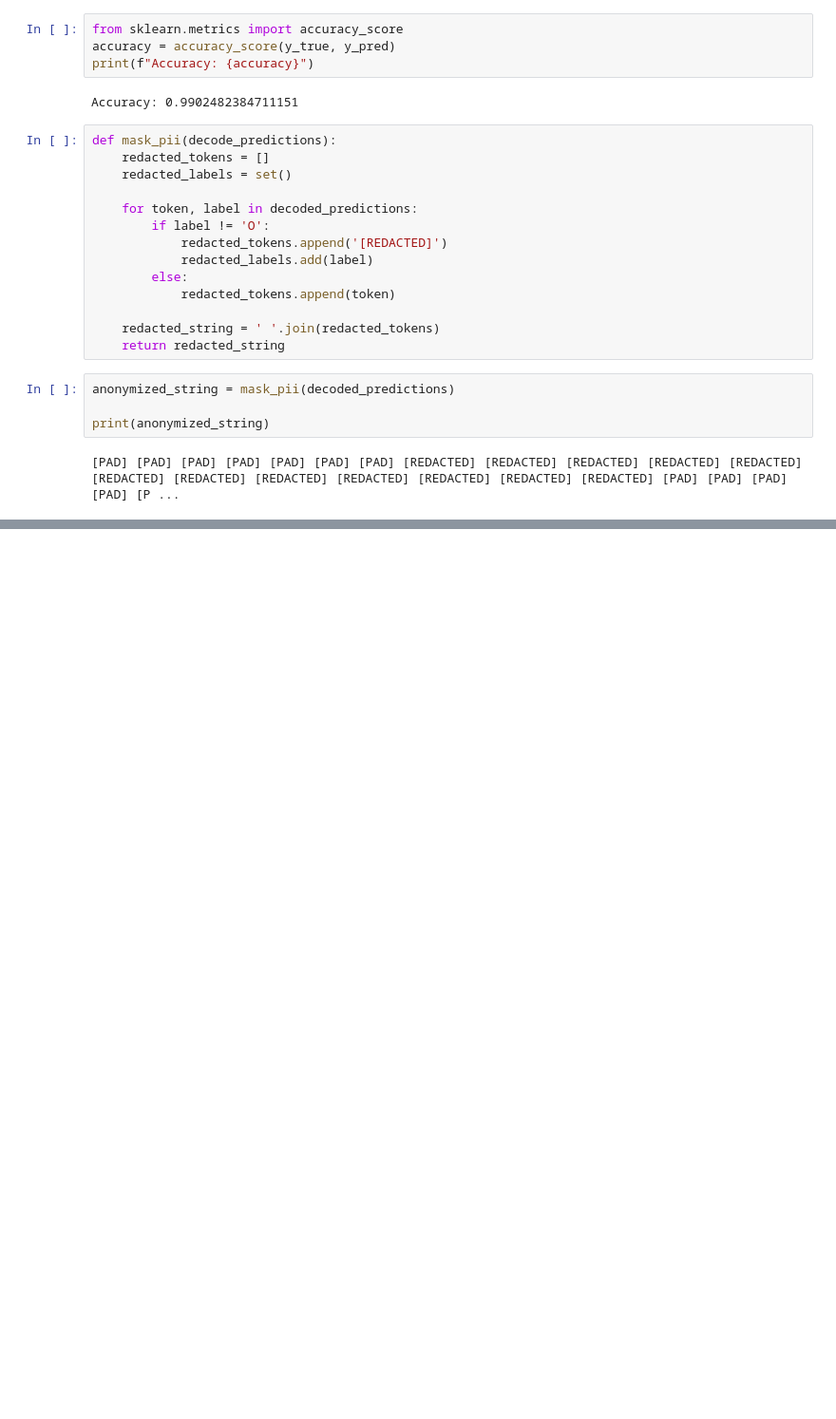
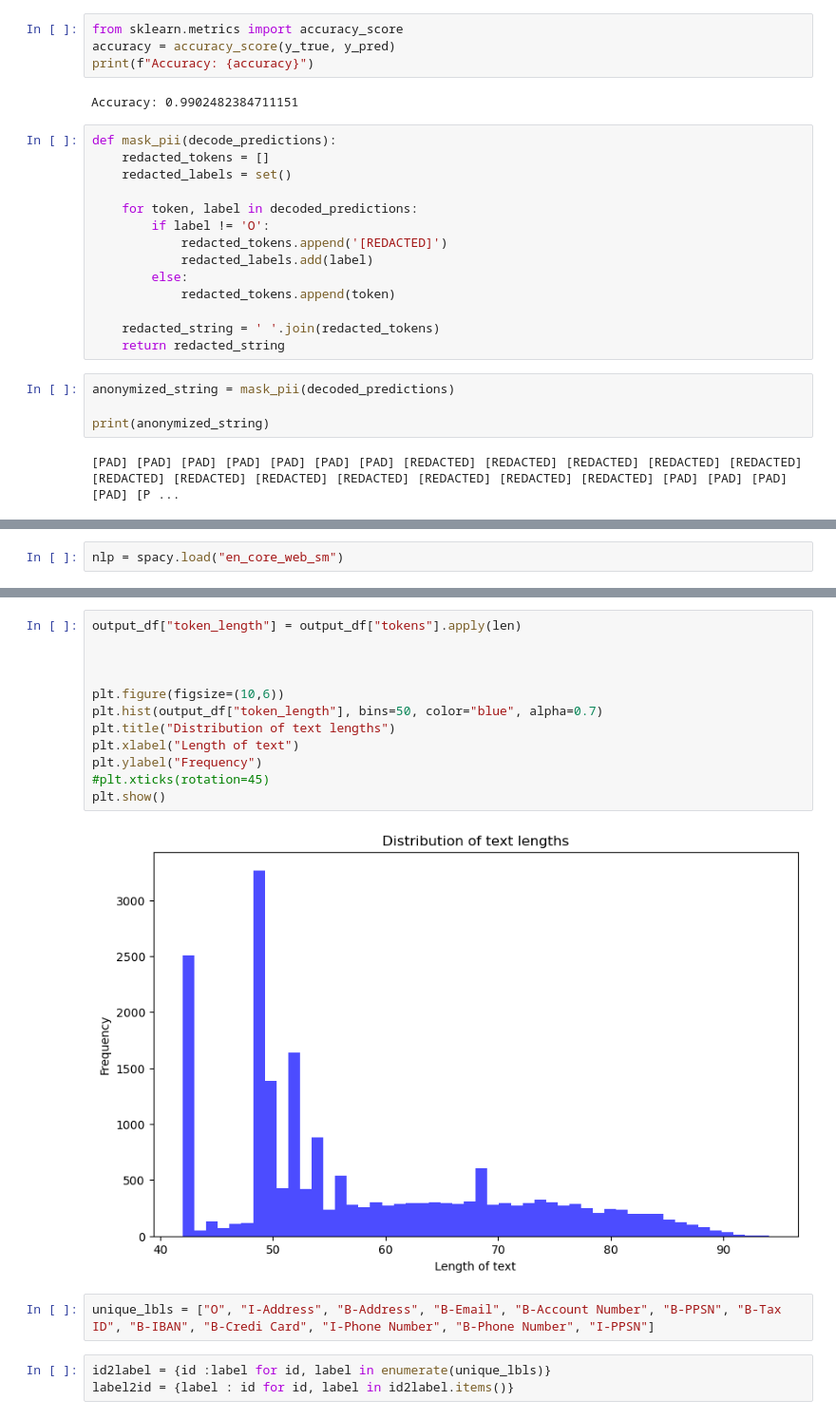
Before and after one commit to adtech97/PII-Detection, a Jupyter notebook: pii_detection_v2.ipynb, the cells around one changed output, grey strips where cells are left out. Shown at 95% size. Saved outputs shown, nothing was run; the diff lists cells and outputs as text; blank space fills up the shorter version.

```diff
--- a/pii_detection_v2.ipynb
+++ b/pii_detection_v2.ipynb
@@ -616,0 +617,2 @@ print(anonymized_string)
+# %%
+nlp = spacy.load("en_core_web_sm")
@@ -616,0 +674,19 @@ print(anonymized_string)
+# %%
+output_df["token_length"] = output_df["tokens"].apply(len)
+
+
+
+plt.figure(figsize=(10,6))
+plt.hist(output_df["token_length"], bins=50, color="blue", alpha=0.7)
+plt.title("Distribution of text lengths")
+plt.xlabel("Length of text")
+plt.ylabel("Frequency")
+#plt.xticks(rotation=45)
+plt.show()
+# %% [output]
+[figure, added]
+# %%
+unique_lbls = ["O", "I-Address", "B-Address", "B-Email", "B-Account Number", "B-PPSN", "B-Tax ID", "B-IBAN", "B-Credi Card", "I-Phone Number", "B-Phone Number", "I-PPSN"]
+# %%
+id2label = {id :label for id, label in enumerate(unique_lbls)}
+label2id = {label : id for id, label in id2label.items()}
```
Also changed, not shown: parts of 23 cells of this notebook.
